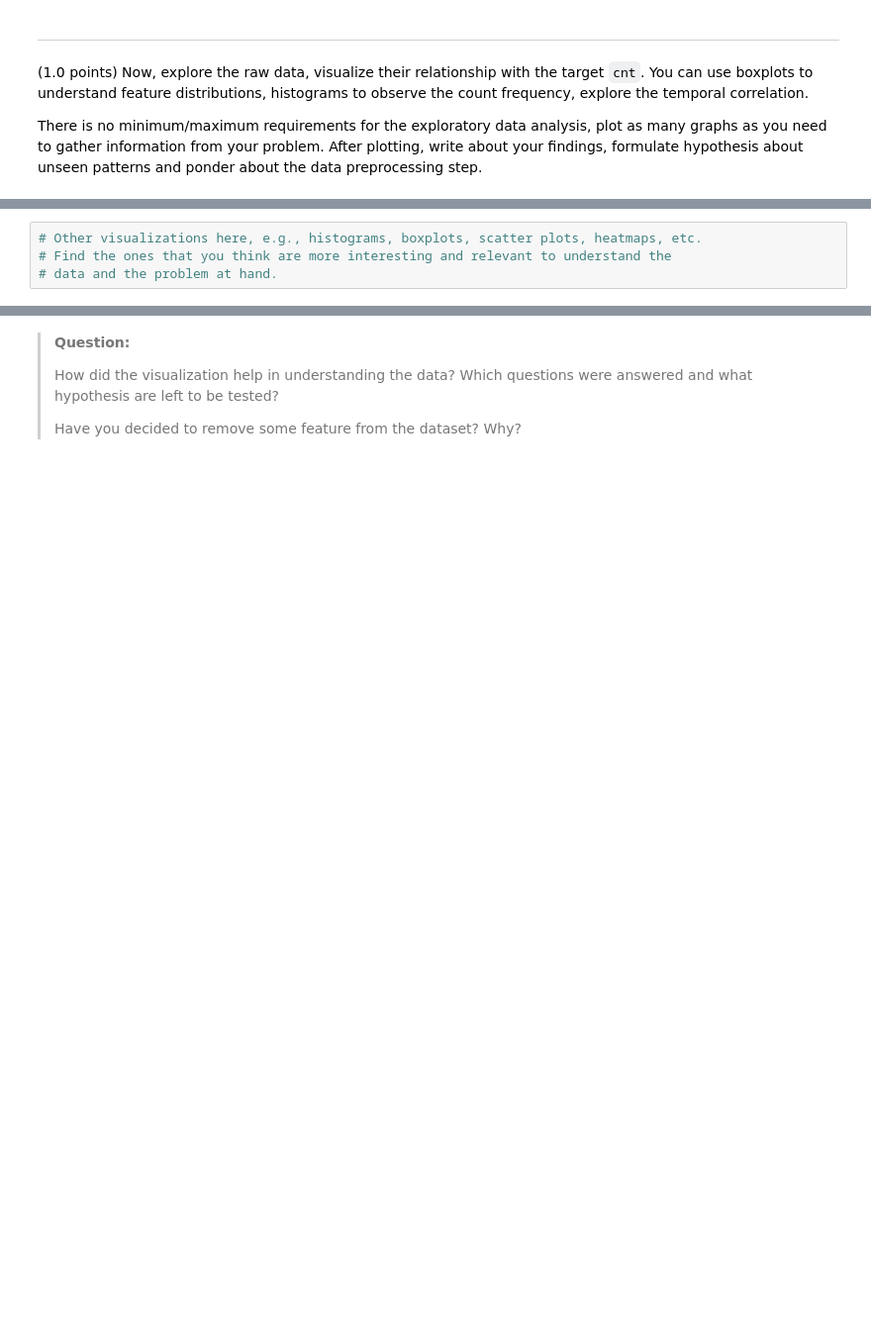
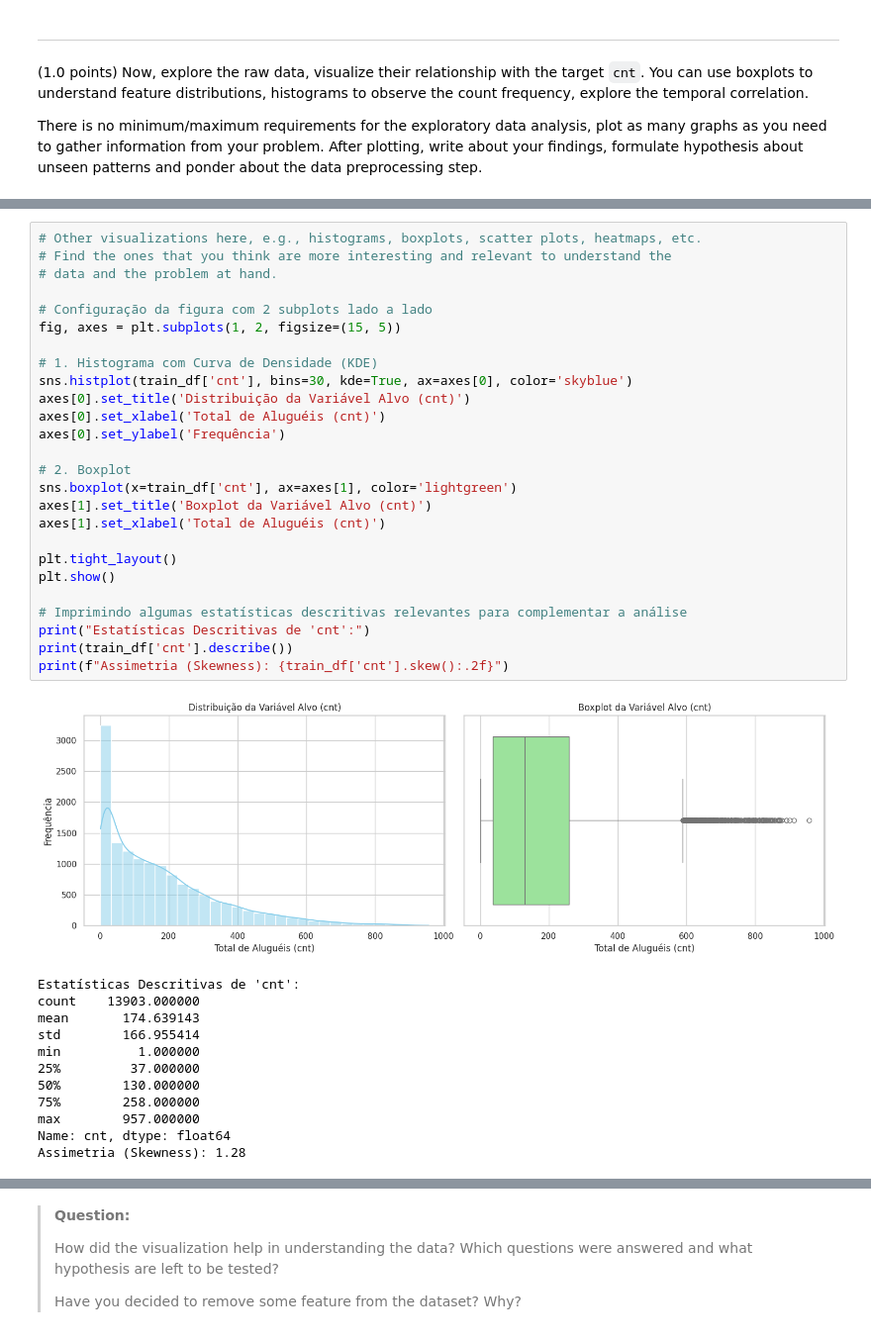
Before and after one commit to sll-bruno/machine-learning-projects, a Jupyter notebook: Tarefa1/mc886_1s2026-assignment_1.ipynb, the cells around one changed output, grey strips where cells are left out. Shown at 99% size. Saved outputs shown, nothing was run; the diff lists cells and outputs as text; blank space fills up the shorter version.

```diff
--- a/Tarefa1/mc886_1s2026-assignment_1.ipynb
+++ b/Tarefa1/mc886_1s2026-assignment_1.ipynb
@@ -195,4 +277,39 @@ plt.show()
 # %%
 # Other visualizations here, e.g., histograms, boxplots, scatter plots, heatmaps, etc.
 # Find the ones that you think are more interesting and relevant to understand the
 # data and the problem at hand.
+
+# Configuração da figura com 2 subplots lado a lado
+fig, axes = plt.subplots(1, 2, figsize=(15, 5))
+
+# 1. Histograma com Curva de Densidade (KDE)
+sns.histplot(train_df['cnt'], bins=30, kde=True, ax=axes[0], color='skyblue')
+axes[0].set_title('Distribuição da Variável Alvo (cnt)')
+axes[0].set_xlabel('Total de Aluguéis (cnt)')
+axes[0].set_ylabel('Frequência')
+
+# 2. Boxplot
+sns.boxplot(x=train_df['cnt'], ax=axes[1], color='lightgreen')
+axes[1].set_title('Boxplot da Variável Alvo (cnt)')
+axes[1].set_xlabel('Total de Aluguéis (cnt)')
+
+plt.tight_layout()
+plt.show()
+
+# Imprimindo algumas estatísticas descritivas relevantes para complementar a análise
+print("Estatísticas Descritivas de 'cnt':")
+print(train_df['cnt'].describe())
+print(f"Assimetria (Skewness): {train_df['cnt'].skew():.2f}")
+# %% [output]
+[figure, added]
+Estatísticas Descritivas de 'cnt':
+count    13903.000000
+mean       174.639143
+std        166.955414
+min          1.000000
+25%         37.000000
+50%        130.000000
+75%        258.000000
+max        957.000000
+Name: cnt, dtype: float64
+Assimetria (Skewness): 1.28
```
Also changed, not shown: parts of 26 cells of this notebook, 1 other file.
